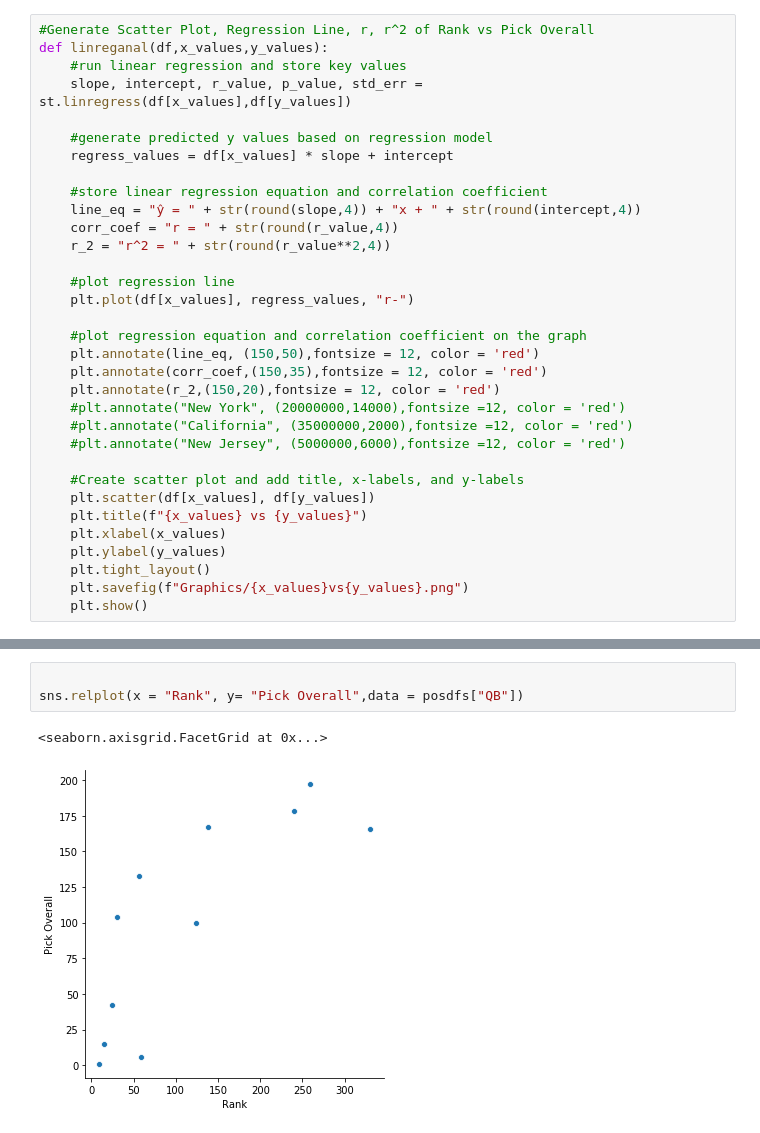
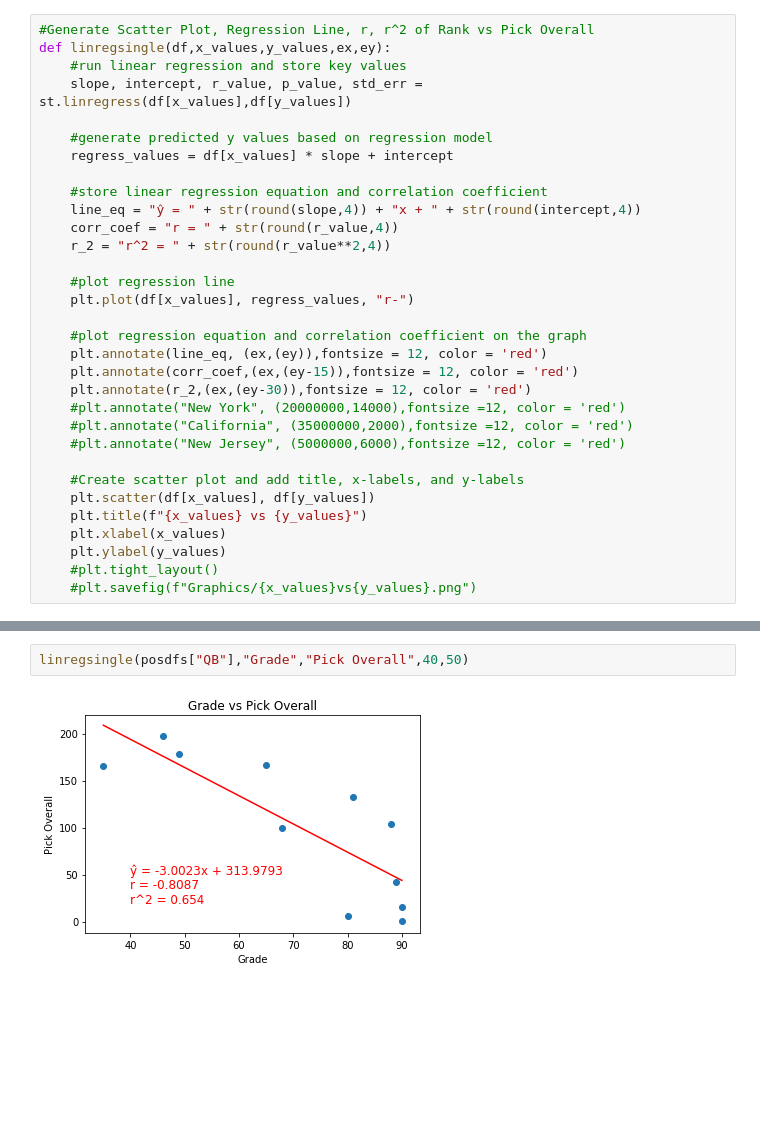
Before and after one commit to walshja03/NFLDraftAnalysis, a Jupyter notebook: RankVsDraft.ipynb, the cells around one changed output, grey strips where cells are left out. Cells and saved outputs as stored; diff of their text form; blank space fills up the shorter version.

```diff
--- a/RankVsDraft.ipynb
+++ b/RankVsDraft.ipynb
@@ -35,7 +36,7 @@ drafted2019.head()
 | 4 | 7.0 | 5 | 93 | Josh | Allen | OLB | 6'4⅞" | 262 | Kentucky | Jacksonville |
 # %%
 #Generate Scatter Plot, Regression Line, r, r^2 of Rank vs Pick Overall
-def linreganal(df,x_values,y_values):
+def linregsingle(df,x_values,y_values,ex,ey):
     #run linear regression and store key values
     slope, intercept, r_value, p_value, std_err = st.linregress(df[x_values],df[y_values])
 
@@ -51,9 +52,9 @@ def linreganal(df,x_values,y_values):
     plt.plot(df[x_values], regress_values, "r-")
 
     #plot regression equation and correlation coefficient on the graph
-    plt.annotate(line_eq, (150,50),fontsize = 12, color = 'red')
-    plt.annotate(corr_coef,(150,35),fontsize = 12, color = 'red')
-    plt.annotate(r_2,(150,20),fontsize = 12, color = 'red')
+    plt.annotate(line_eq, (ex,(ey)),fontsize = 12, color = 'red')
+    plt.annotate(corr_coef,(ex,(ey-15)),fontsize = 12, color = 'red')
+    plt.annotate(r_2,(ex,(ey-30)),fontsize = 12, color = 'red')
     #plt.annotate("New York", (20000000,14000),fontsize =12, color = 'red')
     #plt.annotate("California", (35000000,2000),fontsize =12, color = 'red')
     #plt.annotate("New Jersey", (5000000,6000),fontsize =12, color = 'red')
@@ -63,6 +64,5 @@ def linreganal(df,x_values,y_values):
     plt.title(f"{x_values} vs {y_values}")
     plt.xlabel(x_values)
     plt.ylabel(y_values)
-    plt.tight_layout()
-    plt.savefig(f"Graphics/{x_values}vs{y_values}.png")
-    plt.show()
+    #plt.tight_layout()
+    #plt.savefig(f"Graphics/{x_values}vs{y_values}.png")
@@ -193,6 +170,4 @@ posdfs["QB"]
-# %%
-
-sns.relplot(x = "Rank", y= "Pick Overall",data = posdfs["QB"])
-# %% [output]
-<seaborn.axisgrid.FacetGrid at 0x...>
-[figure, removed]
+# %%
+linregsingle(posdfs["QB"],"Grade","Pick Overall",40,50)
+# %% [output]
+[figure, added]
```
Also changed, not shown: parts of 15 cells of this notebook, 3 other files.
